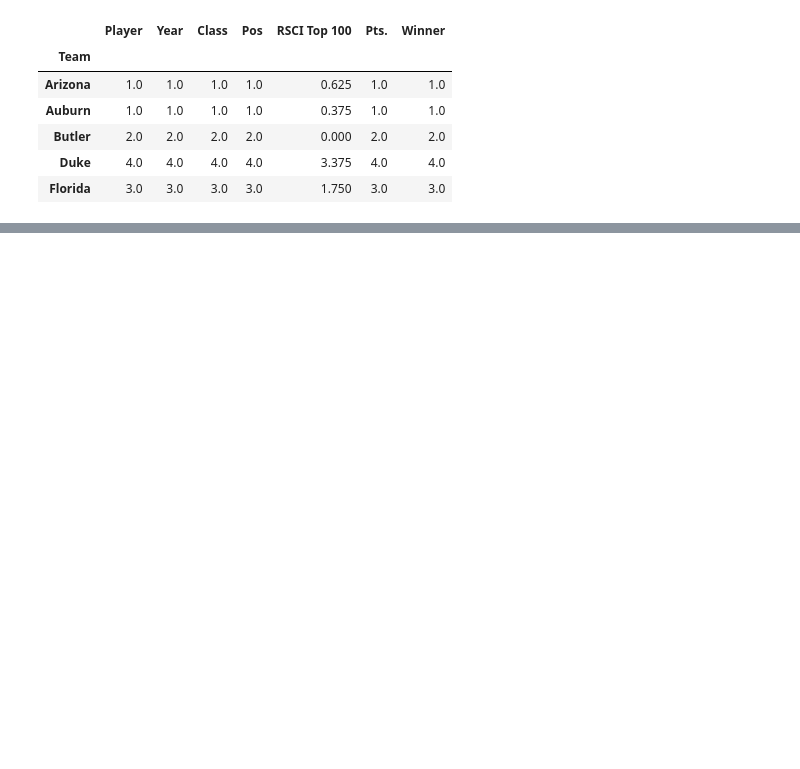
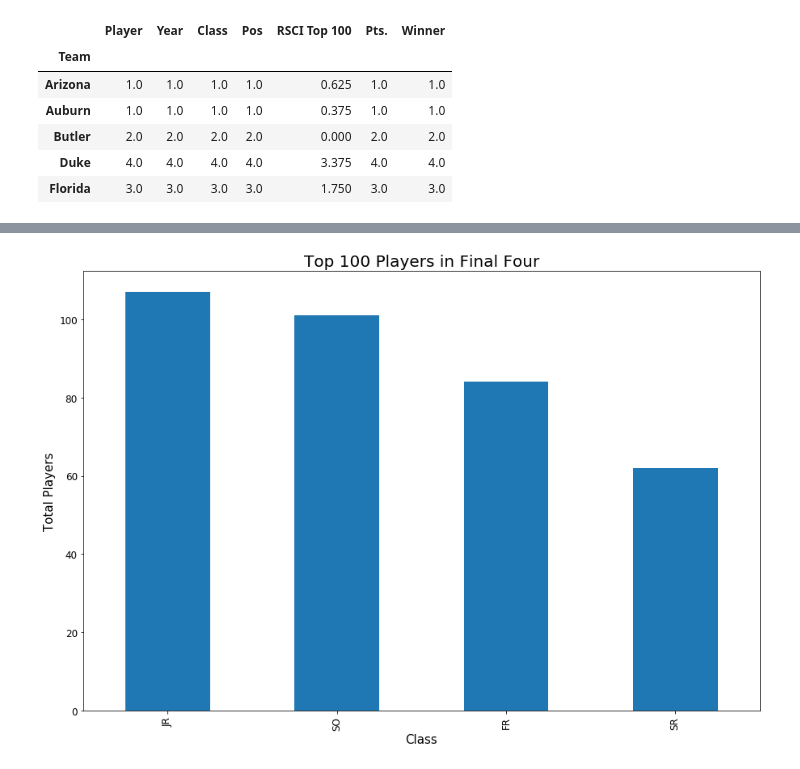
Before and after one commit to krosss1/1stProject_CollegeBBallAnalysis, a Jupyter notebook: first draft.ipynb, the cells around one changed output, grey strips where cells are left out. Drawn from its saved outputs; the diff is of its cells as text; code cells hidden in the pictures; blank space fills up the shorter version.

```diff
--- a/first draft.ipynb
+++ b/first draft.ipynb
@@ -533,0 +229,10 @@ Name: Winner, Length: 76, dtype: int64
+# %%
+###### Bins are 0, 59, 69, 79, 89, 100.
+bins = [0, 19, 39, 59, 79, 100]
+
+# Create the names for the four bins
+group_names = ["Top 20", "21-40", "41-60", "61-80","81-100"]
+
+team["Binned 100"] = pd.cut(team["RSCI Top 100"], bins, labels=group_names)
+team["Binned 100"]
+team.head()
@@ -533,0 +325,11 @@ Name: Winner, Length: 76, dtype: int64
+# %%
+grade_df = team.groupby('Class').count()
+grade_df = grade_df.sort_values('RSCI Top 100', ascending=False)
+ax = grade_df[['RSCI Top 100']].plot(kind='bar', title ="Top 100 Players in Final Four", figsize=(15, 10), legend=False, fontsize=12)
+ax.set_xlabel("Class", fontsize=15)
+ax.set_ylabel("Total Players", fontsize=15)
+plt.title('Top 100 Players in Final Four', fontsize = 20)
+plt.xticks(fontsize=12)
+plt.show()
+# %% [output]
+[figure, added]
```
Also changed, not shown: parts of 61 cells of this notebook, 2 other files.
